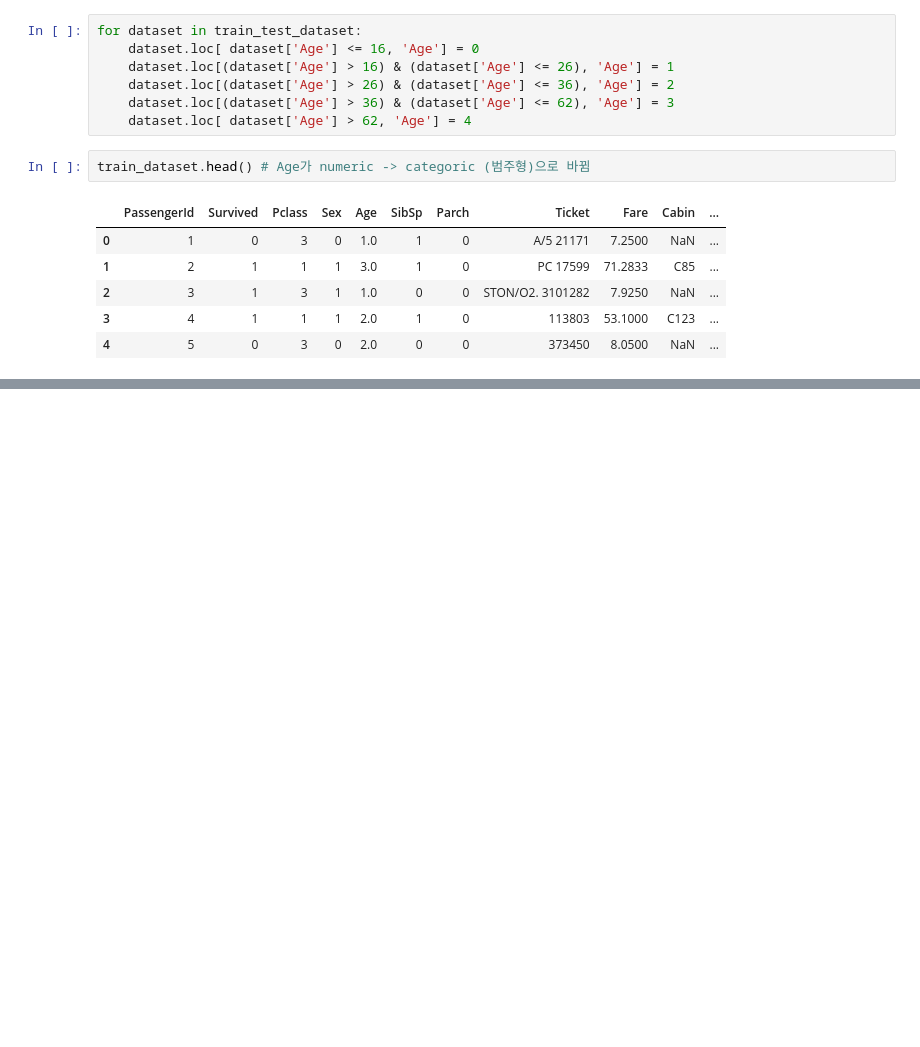
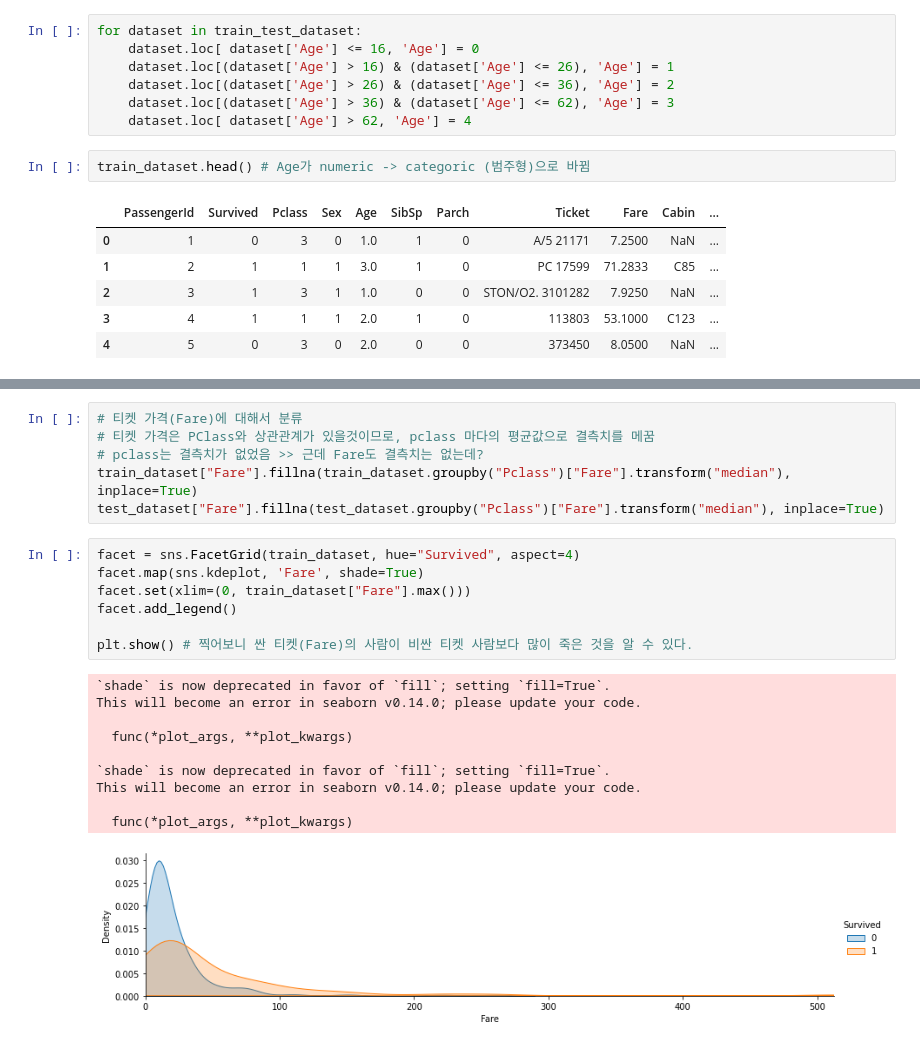
Before and after one commit to HoJ00n2/kaggle-titanic, a Jupyter notebook: my-solution.ipynb, the cells around one changed output, grey strips where cells are left out. Drawn from its saved outputs; the diff is of its cells as text; blank space fills up the shorter version.

```diff
--- a/my-solution.ipynb
+++ b/my-solution.ipynb
@@ -328,0 +409,24 @@ train_dataset.head() # Age가 numeric -> categoric (범주형)으로 바뀜
+# %%
+# 티켓 가격(Fare)에 대해서 분류
+# 티켓 가격은 PClass와 상관관계가 있을것이므로, pclass 마다의 평균값으로 결측치를 메꿈
+# pclass는 결측치가 없었음 >> 근데 Fare도 결측치는 없는데?
+train_dataset["Fare"].fillna(train_dataset.groupby("Pclass")["Fare"].transform("median"), inplace=True)
+test_dataset["Fare"].fillna(test_dataset.groupby("Pclass")["Fare"].transform("median"), inplace=True)
+# %%
+facet = sns.FacetGrid(train_dataset, hue="Survived", aspect=4)
+facet.map(sns.kdeplot, 'Fare', shade=True)
+facet.set(xlim=(0, train_dataset["Fare"].max()))
+facet.add_legend()
+
+plt.show() # 찍어보니 싼 티켓(Fare)의 사람이 비싼 티켓 사람보다 많이 죽은 것을 알 수 있다.
+# %% [output]
+`shade` is now deprecated in favor of `fill`; setting `fill=True`.
+This will become an error in seaborn v0.14.0; please update your code.
+
+  func(*plot_args, **plot_kwargs)
+
+`shade` is now deprecated in favor of `fill`; setting `fill=True`.
+This will become an error in seaborn v0.14.0; please update your code.
+
+  func(*plot_args, **plot_kwargs)
+[figure, added]
```
Also changed, not shown: parts of 21 cells of this notebook.
